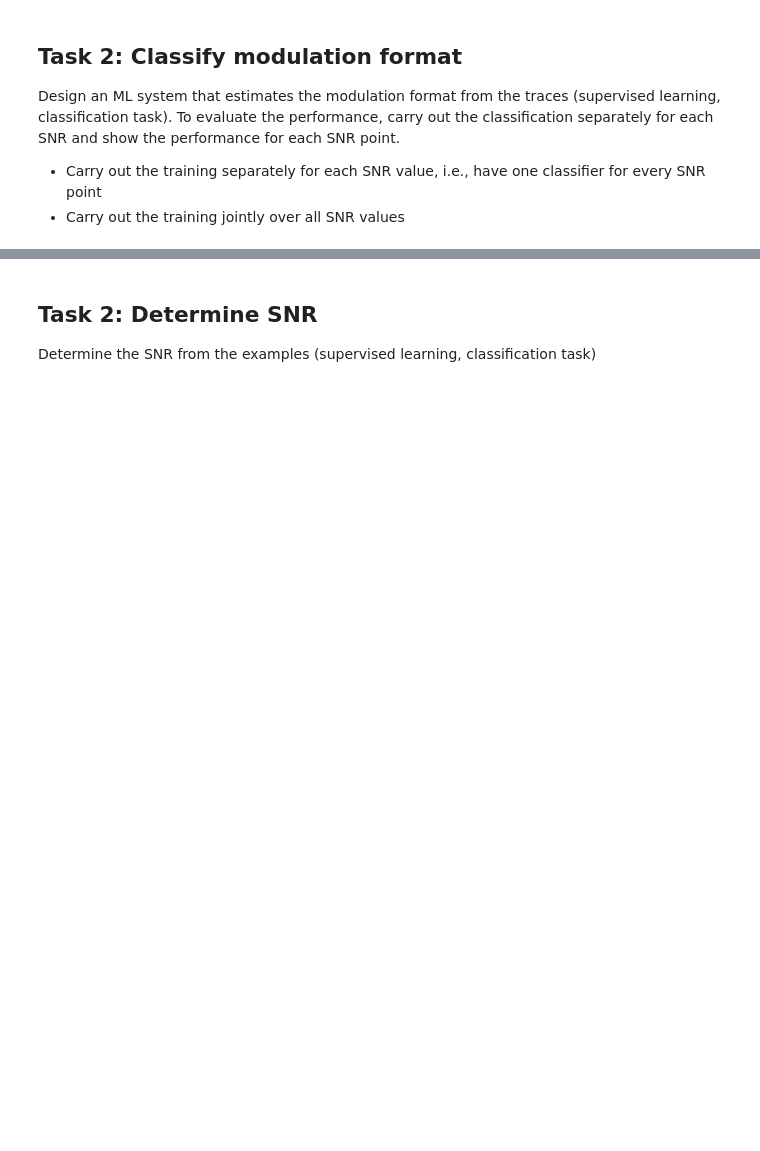
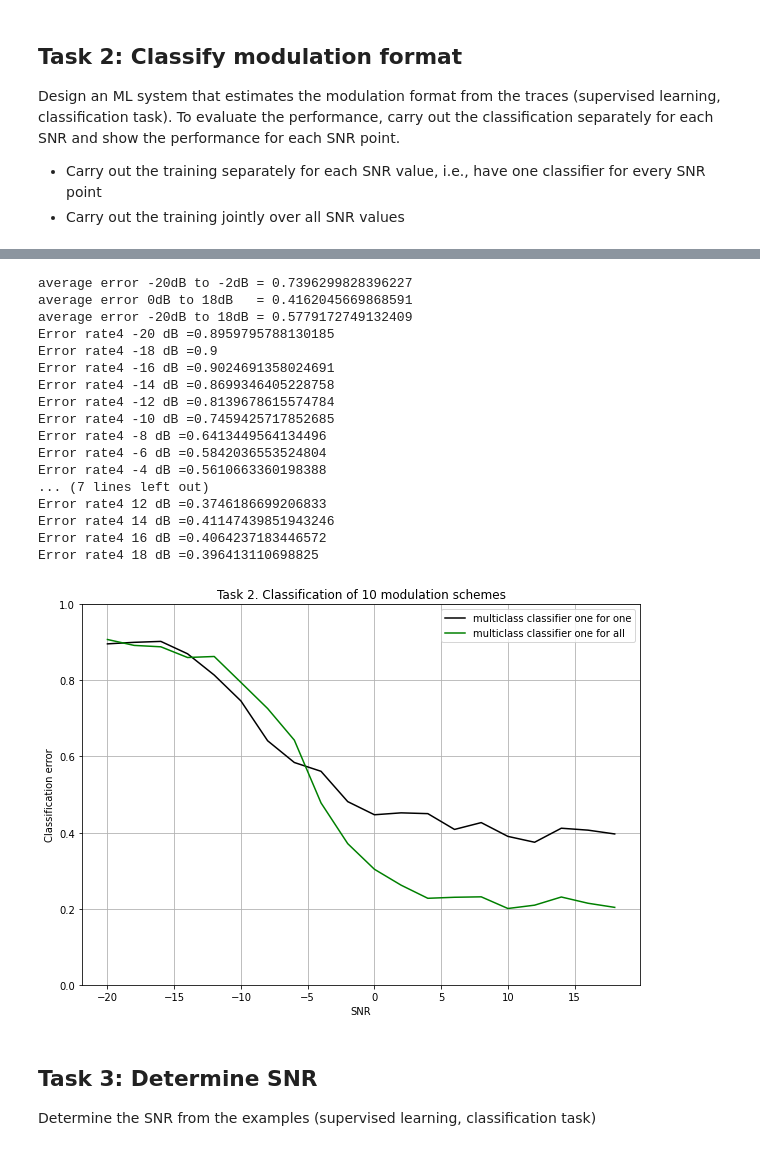
Before and after one commit to aravsi77/modulation_classification, a Jupyter notebook: Modulation_classification_v3.ipynb, the cells around one changed output, grey strips where cells are left out. Saved outputs shown, nothing was run; the diff lists cells and outputs as text; code cells hidden in the pictures; blank space fills up the shorter version.

```diff
--- a/Modulation_classification_v3.ipynb
+++ b/Modulation_classification_v3.ipynb
@@ -298,4 +505,43 @@ Design an ML system that estimates the modulation format from the traces (superv
+# %%
+#Plot the classification error for each SNR value
+print("average error -20dB to -2dB = "+str(np.mean(Error_rates4[0:10])))
+print("average error 0dB to 18dB   = "+str(np.mean(Error_rates4[10:])))
+print("average error -20dB to 18dB = "+str(np.mean(Error_rates4)))
+
+for i,val in enumerate(SNR_range):
+  print("Error rate4 "+str(val)+" dB ="+str(Error_rates4[i]))
+
+#plot a figure
+plt.figure(figsize=(10,7))
+plt.title("Task 2. Classification of 10 modulation schemes")
+plt.plot(SNR_range, Error_rates4,'k',label="multiclass classifier one for one")
+plt.plot(SNR_range, Error_rates3,'g',label="multiclass classifier one for all")
+plt.legend()
+plt.ylim([0, 1])
+plt.xlabel('SNR')
+plt.ylabel('Classification error')
+plt.grid(which='both')
+plt.show()
+# %% [output]
+average error -20dB to -2dB = 0.7396299828396227
+average error 0dB to 18dB   = 0.4162045669868591
+average error -20dB to 18dB = 0.5779172749132409
+Error rate4 -20 dB =0.8959795788130185
+Error rate4 -18 dB =0.9
+Error rate4 -16 dB =0.9024691358024691
+Error rate4 -14 dB =0.8699346405228758
+Error rate4 -12 dB =0.8139678615574784
+Error rate4 -10 dB =0.7459425717852685
+Error rate4 -8 dB =0.6413449564134496
+Error rate4 -6 dB =0.5842036553524804
+Error rate4 -4 dB =0.5610663360198388
+... (7 lines left out)
+Error rate4 12 dB =0.3746186699206833
+Error rate4 14 dB =0.41147439851943246
+Error rate4 16 dB =0.4064237183446572
+Error rate4 18 dB =0.396413110698825
+[figure, added]
 # %% [markdown]
-## Task 2: Determine SNR
+## Task 3: Determine SNR
 Determine the SNR from the examples (supervised learning, classification task)
 # %% [markdown]
```
Also changed, not shown: parts of 20 cells of this notebook.
